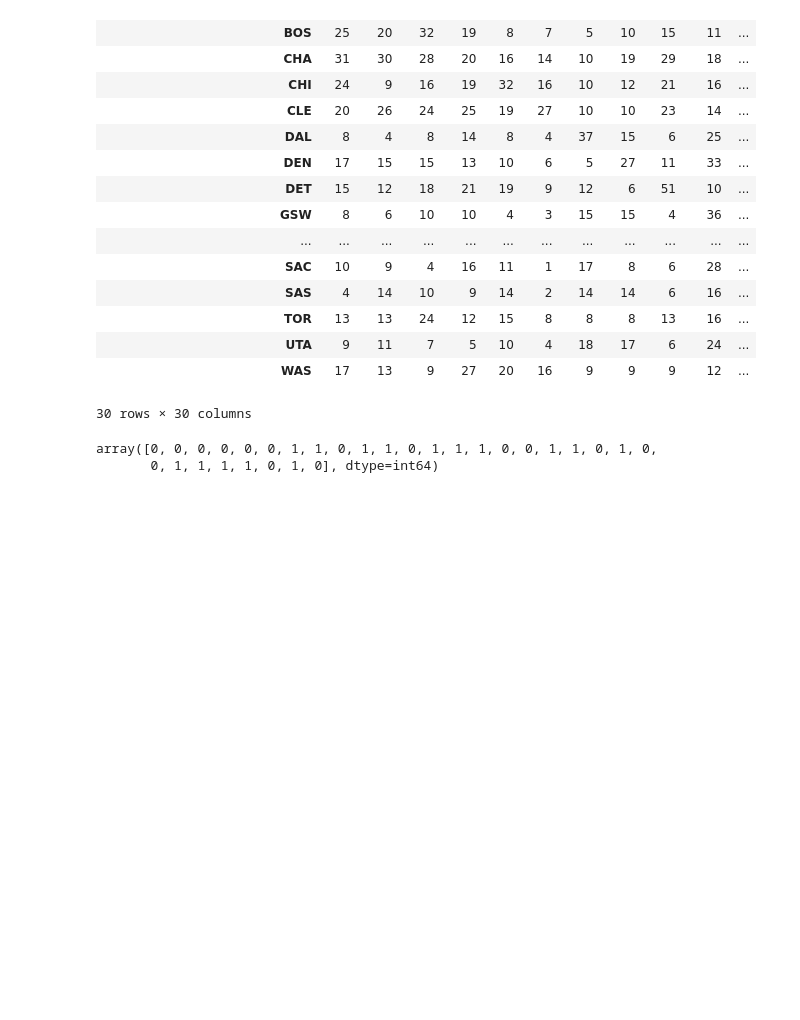
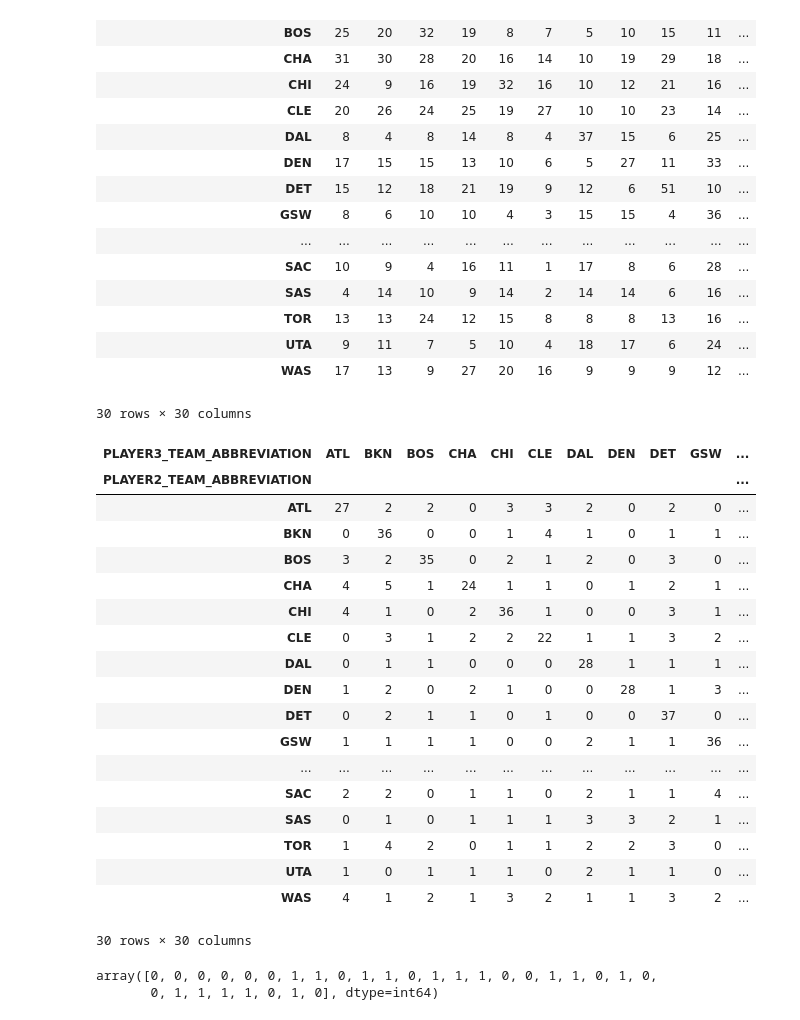
Before and after one commit to duygukaya99/MAT388E--Duygu, a Jupyter notebook: HW3.ipynb, the cells around one changed output. Drawn from its saved outputs; the diff is of its cells as text; code cells hidden in the pictures; blank space fills up the shorter version.

```diff
--- a/HW3.ipynb
+++ b/HW3.ipynb
@@ -262,4 +340,27 @@ tmp2.iloc[:30,:30]
 | UTA | 9 | 11 | 7 | 5 | 10 | 4 | 18 | 17 | 6 | 24 | ... |
 | WAS | 17 | 13 | 9 | 27 | 20 | 16 | 9 | 9 | 9 | 12 | ... |
 30 rows × 30 columns
+# %%
+tmp3 = pd.crosstab(NBA['PLAYER2_TEAM_ABBREVIATION'], NBA['PLAYER3_TEAM_ABBREVIATION'])
+tmp3.iloc[:30,:30]
+# %% [output]
+| PLAYER3_TEAM_ABBREVIATION | ATL | BKN | BOS | CHA | CHI | CLE | DAL | DEN | DET | GSW | ... |
+| PLAYER2_TEAM_ABBREVIATION |  |  |  |  |  |  |  |  |  |  | ... |
+| ATL | 27 | 2 | 2 | 0 | 3 | 3 | 2 | 0 | 2 | 0 | ... |
+| BKN | 0 | 36 | 0 | 0 | 1 | 4 | 1 | 0 | 1 | 1 | ... |
+| BOS | 3 | 2 | 35 | 0 | 2 | 1 | 2 | 0 | 3 | 0 | ... |
+| CHA | 4 | 5 | 1 | 24 | 1 | 1 | 0 | 1 | 2 | 1 | ... |
+| CHI | 4 | 1 | 0 | 2 | 36 | 1 | 0 | 0 | 3 | 1 | ... |
+| CLE | 0 | 3 | 1 | 2 | 2 | 22 | 1 | 1 | 3 | 2 | ... |
+| DAL | 0 | 1 | 1 | 0 | 0 | 0 | 28 | 1 | 1 | 1 | ... |
+| DEN | 1 | 2 | 0 | 2 | 1 | 0 | 0 | 28 | 1 | 3 | ... |
+| DET | 0 | 2 | 1 | 1 | 0 | 1 | 0 | 0 | 37 | 0 | ... |
+| GSW | 1 | 1 | 1 | 1 | 0 | 0 | 2 | 1 | 1 | 36 | ... |
+| ... | ... | ... | ... | ... | ... | ... | ... | ... | ... | ... | ... |
+| SAC | 2 | 2 | 0 | 1 | 1 | 0 | 2 | 1 | 1 | 4 | ... |
+| SAS | 0 | 1 | 0 | 1 | 1 | 1 | 3 | 3 | 2 | 1 | ... |
+| TOR | 1 | 4 | 2 | 0 | 1 | 1 | 2 | 2 | 3 | 0 | ... |
+| UTA | 1 | 0 | 1 | 1 | 1 | 0 | 2 | 1 | 1 | 0 | ... |
+| WAS | 4 | 1 | 2 | 1 | 3 | 2 | 1 | 1 | 3 | 2 | ... |
+30 rows × 30 columns
 # %%
```
Also changed, not shown: parts of 30 cells of this notebook.
